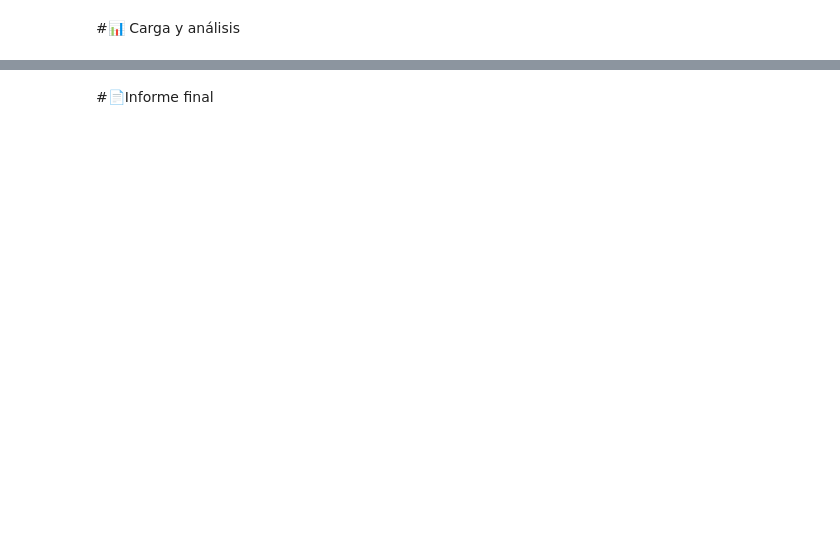
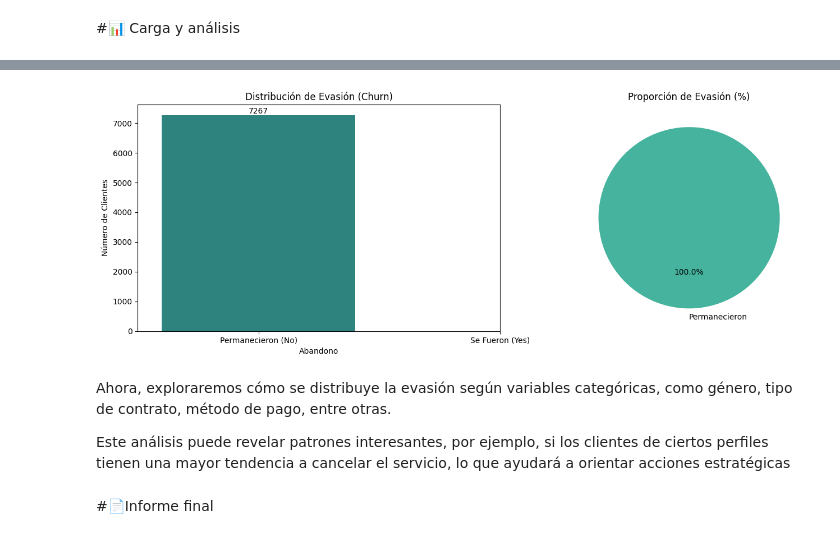
Before and after one commit to ferneysua123-dot/Desafio_TelecomX, a Jupyter notebook: TelecomX_LATAM.ipynb, the cells around one changed output, grey strips where cells are left out. Drawn from its saved outputs; the diff is of its cells as text; code cells hidden in the pictures; blank space fills up the shorter version.

Commit message:
Limpieza de datos y análisis

```diff
--- a/TelecomX_LATAM.ipynb
+++ b/TelecomX_LATAM.ipynb
@@ -54,0 +207,14 @@ df
+# %%
+from numpy import int64
+import pandas as pd
+
+# Convertir 'Cargo_Total' a número
+# 'coerce' convierte los espacios en blanco en NaN (nulos) para que no falle
+df['Cargo_Total'] = pd.to_numeric(df['Cargo_Total'], errors='coerce')
+
+# Llenar los valores nulos que aparecieron en 'Cargo_Total'
+# Normalmente son clientes con 0 meses de permanencia
+df['Cargo_Total'] = df['Cargo_Total'].fillna(0)
+
+# Revisar cómo quedaron los tipos de datos
+print(df.info())
@@ -54,0 +289,5 @@ df
+# %%
+# Dividimos el cargo mensual por 30 (promedio de días al mes)
+df['Cuentas_Diarias'] = df['Cargo_Mensual'] / 30
+df['Cuentas_Diarias'] = df['Cuentas_Diarias'].round(2)
+print(df[['ID_Cliente', 'Cargo_Mensual', 'Cuentas_Diarias']].head())
@@ -57,2 +319,57 @@ df
+# %%
+import matplotlib.pyplot as plt
+import seaborn as sns
+
+# Esto convierte '0' en 0 y '1' en 1
+df['Abandono'] = pd.to_numeric(df['Abandono'], errors='coerce').fillna(0).astype(int)
+
+plt.figure(figsize=(14, 5))
+
+# --- GRÁFICO 1: Cantidad de Clientes (Barras) ---
+plt.subplot(1, 2, 1)
+# Arreglamos el FutureWarning usando hue='Abandono'
+ax = sns.countplot(x='Abandono', data=df, hue='Abandono', palette='viridis', legend=False)
+plt.title('Distribución de Evasión (Churn)')
+plt.xticks([0, 1], ['Permanecieron (No)', 'Se Fueron (Yes)'])
+plt.ylabel('Número de Clientes')
+
+for p in ax.patches:
+    ax.annotate(f'{int(p.get_height())}', (p.get_x() + p.get_width() / 2., p.get_height()),
+                ha = 'center', va = 'center', xytext = (0, 5), textcoords = 'offset points')
+
+# --- GRÁFICO 2: Proporción de Clientes (Pastel) ---
+plt.subplot(1, 2, 2)
+
+churn_counts = df['Abandono'].value_counts().sort_index()
+labels_map = {0: 'Permanecieron', 1: 'Se Fueron'}
+colors_map = {0: '#45B39D', 1: '#EC7063'}
+
+# Generamos listas basadas en lo que realmente existe en los datos
+current_labels = [labels_map[idx] for idx in churn_counts.index]
+current_colors = [colors_map[idx] for idx in churn_counts.index]
+current_explode = [0.1 if idx == 1 else 0 for idx in churn_counts.index]
+
+# Si solo hay una categoría, el explode debe ser de un solo elemento [0]
+if len(current_explode) != len(churn_counts):
+    current_explode = [0] * len(churn_counts)
+
+plt.pie(
+    churn_counts,
+    autopct='%1.1f%%',
+    colors=current_colors,
+    labels=current_labels,
+    startangle=90,
+    explode=current_explode
+)
+plt.title('Proporción de Evasión (%)')
+
+plt.tight_layout()
+plt.show()
+# %% [output]
+[figure, added]
+# %% [markdown]
+Ahora, exploraremos cómo se distribuye la evasión según variables categóricas, como género, tipo de contrato, método de pago, entre otras.
+
+Este análisis puede revelar patrones interesantes, por ejemplo, si los clientes de ciertos perfiles tienen una mayor tendencia a cancelar el servicio, lo que ayudará a orientar acciones estratégicas
 # %% [markdown]
 #📄Informe final
```
Also changed, not shown: parts of 15 cells of this notebook.
